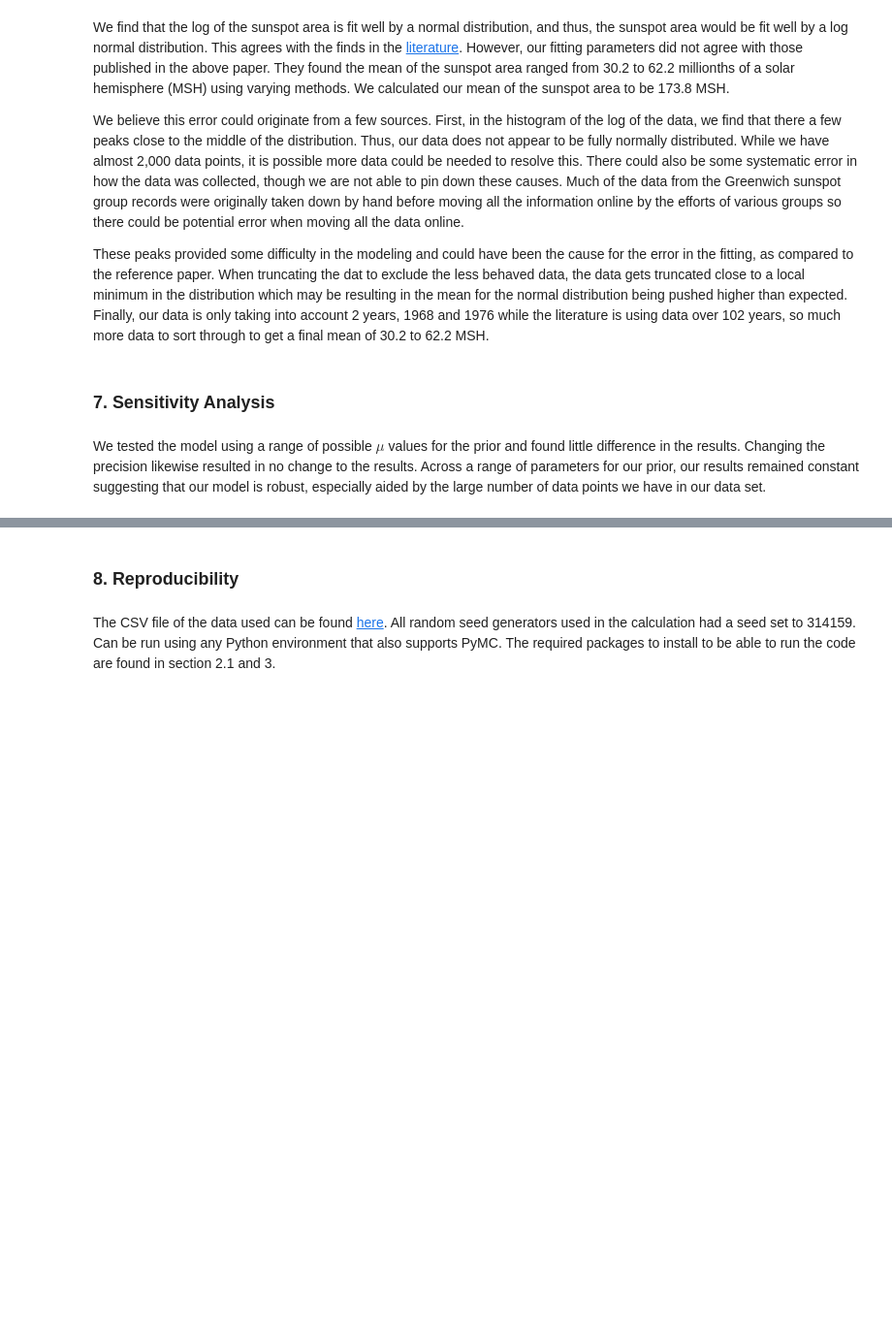
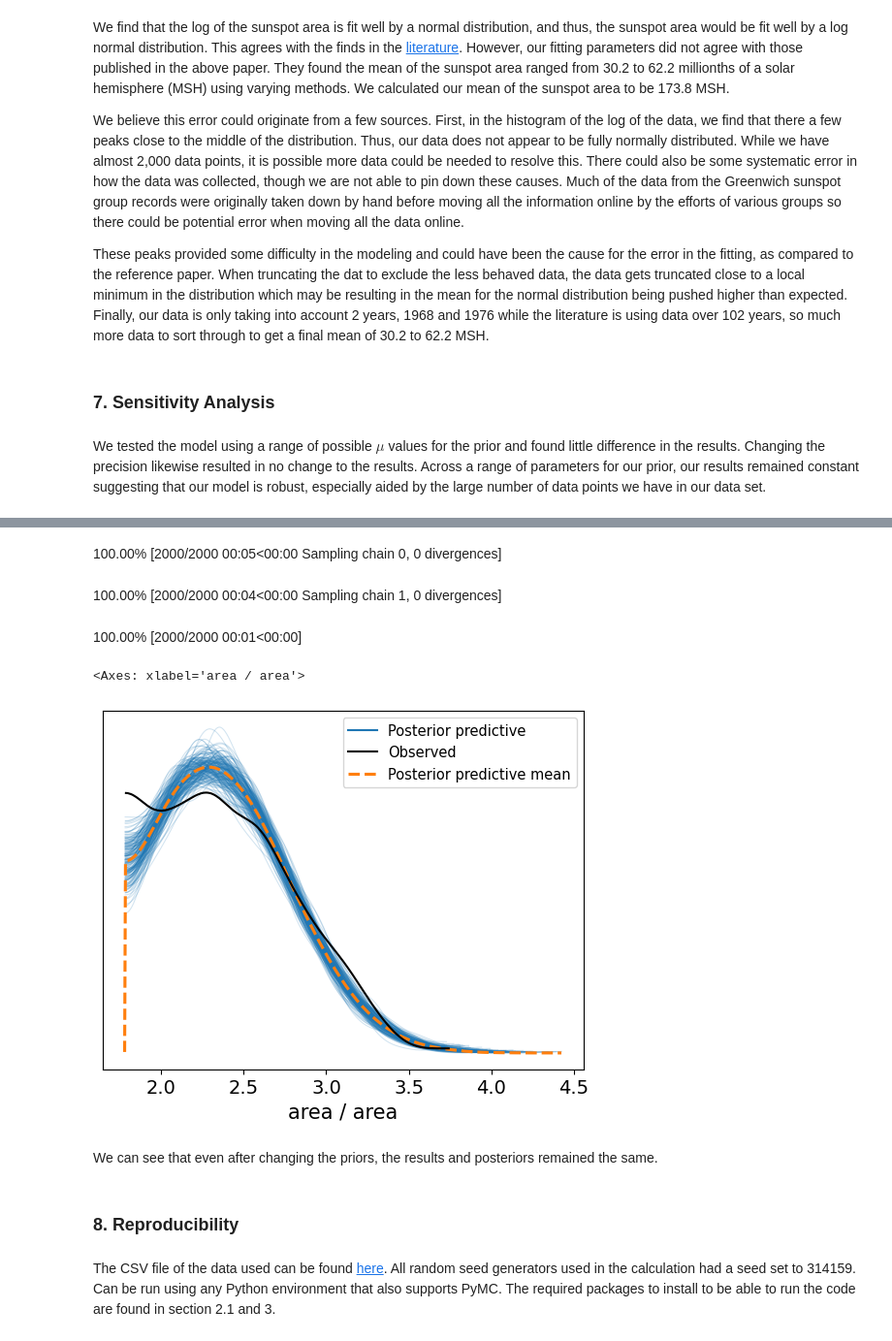
Before and after one commit to Raghuram-Veeramallu/Area-distribution-of-Sunspots, a Jupyter notebook: Project3_Group3.ipynb, the cells around one changed output, grey strips where cells are left out. Shown at 97% size. Cells and saved outputs as stored; diff of their text form; code cells hidden in the pictures; blank space fills up the shorter version.

```diff
--- a/Project3_Group3.ipynb
+++ b/Project3_Group3.ipynb
@@ -335,3 +363,31 @@ We tested the model using a range of possible $\mu$ values for the prior and fou
+# %%
+# computing the lower threshold
+lower_threshold = round(np.log10(60), 2)
+
+with pm.Model() as sensitive_model:
+  #data
+  x = pm.MutableData("observed area",logarea)
+
+  #priors
+  precision = pm.Gamma("precision", alpha=100, beta=10)
+  mu = pm.Normal("mu", mu=100, tau=1/10000)
+
+  norm = pm.Normal.dist(mu=mu, tau=precision)
+  #likelihood
+  Y = pm.Truncated("area",dist=norm, lower=lower_threshold, observed=x)
+
+  sensitive_trace = pm.sample(1000,random_seed=314159)
+  pm.sample_posterior_predictive(sensitive_trace, extend_inferencedata=True)
+
+az.plot_ppc(sensitive_trace, num_pp_samples=200)
+# %% [output]
+100.00% [2000/2000 00:05<00:00 Sampling chain 0, 0 divergences]
+100.00% [2000/2000 00:04<00:00 Sampling chain 1, 0 divergences]
+100.00% [2000/2000 00:01<00:00]
+<Axes: xlabel='area / area'>
+[figure, added]
+# %% [markdown]
+We can see that even after changing the priors, the results and posteriors remained the same.
 # %% [markdown]
 ### 8. Reproducibility
 # %% [markdown]
```
Also changed, not shown: parts of 3 cells of this notebook.
